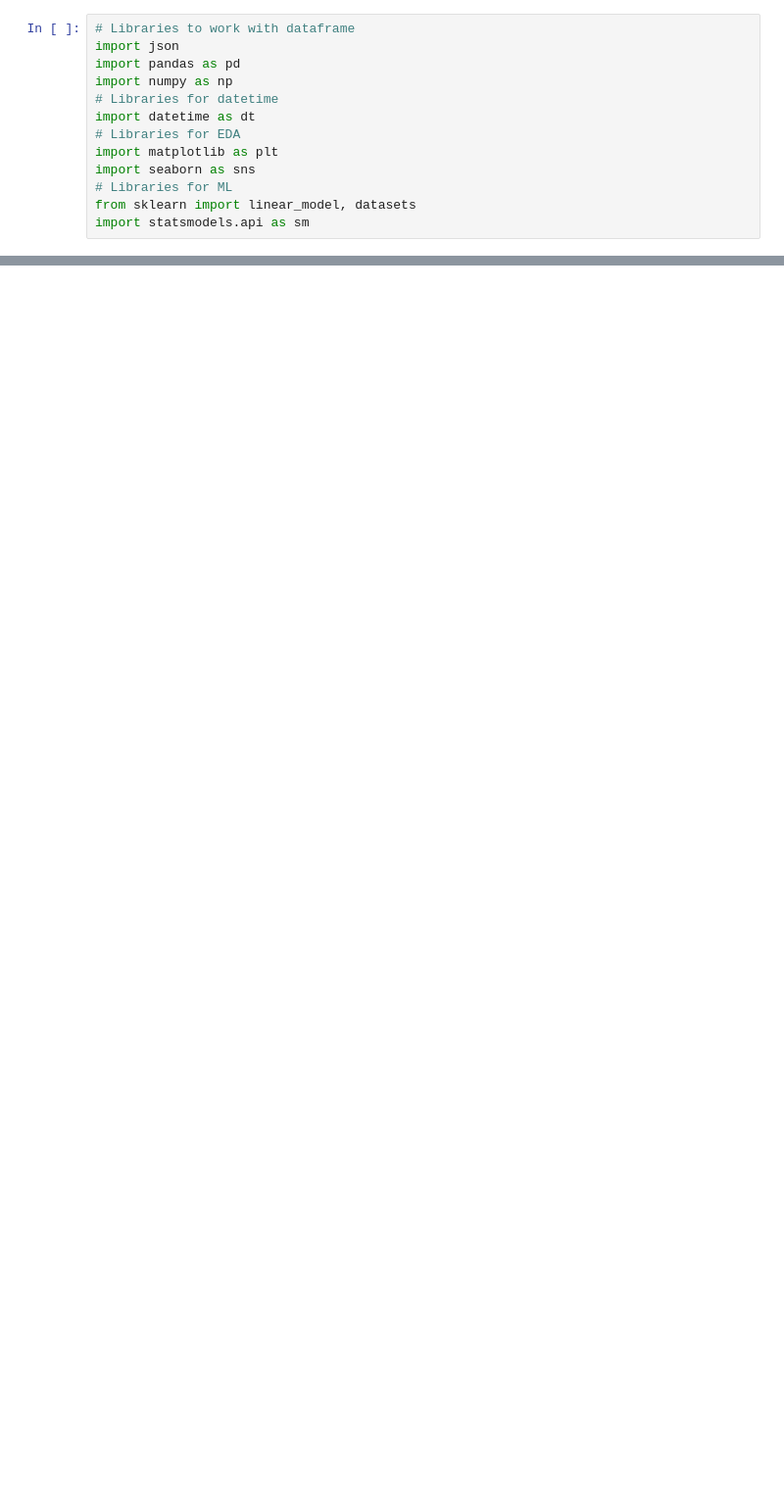
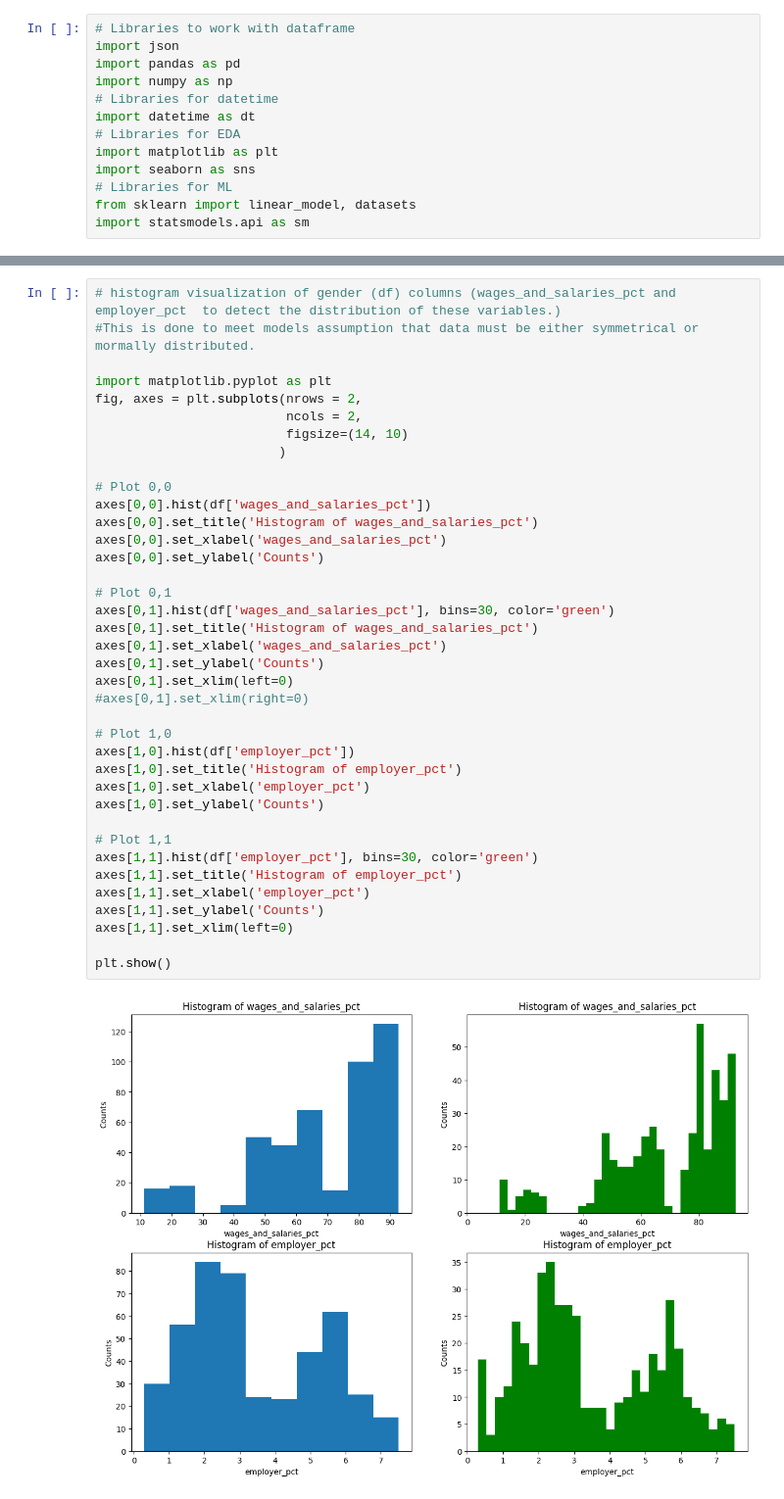
Before and after one commit to Oluyomy/LHL_Midterm_Project, a Jupyter notebook: WIP/population_statmodel.ipynb, the cells around one changed output, grey strips where cells are left out. Shown at 98% size. Drawn from its saved outputs; the diff is of its cells as text; blank space fills up the shorter version.

```diff
--- a/WIP/population_statmodel.ipynb
+++ b/WIP/population_statmodel.ipynb
@@ -26,0 +74,40 @@ df.head()
+# %%
+# histogram visualization of gender (df) columns (wages_and_salaries_pct and employer_pct  to detect the distribution of these variables.)
+#This is done to meet models assumption that data must be either symmetrical or mormally distributed.
+
+import matplotlib.pyplot as plt
+fig, axes = plt.subplots(nrows = 2,
+                         ncols = 2,
+                         figsize=(14, 10)
+                        )
+
+# Plot 0,0
+axes[0,0].hist(df['wages_and_salaries_pct'])
+axes[0,0].set_title('Histogram of wages_and_salaries_pct')
+axes[0,0].set_xlabel('wages_and_salaries_pct')
+axes[0,0].set_ylabel('Counts')
+
+# Plot 0,1
+axes[0,1].hist(df['wages_and_salaries_pct'], bins=30, color='green')
+axes[0,1].set_title('Histogram of wages_and_salaries_pct')
+axes[0,1].set_xlabel('wages_and_salaries_pct')
+axes[0,1].set_ylabel('Counts')
+axes[0,1].set_xlim(left=0)
+#axes[0,1].set_xlim(right=0)
+
+# Plot 1,0
+axes[1,0].hist(df['employer_pct'])
+axes[1,0].set_title('Histogram of employer_pct')
+axes[1,0].set_xlabel('employer_pct')
+axes[1,0].set_ylabel('Counts')
+
+# Plot 1,1
+axes[1,1].hist(df['employer_pct'], bins=30, color='green')
+axes[1,1].set_title('Histogram of employer_pct')
+axes[1,1].set_xlabel('employer_pct')
+axes[1,1].set_ylabel('Counts')
+axes[1,1].set_xlim(left=0)
+
+plt.show()
+# %% [output]
+[figure, added]
```
Also changed, not shown: parts of 16 cells of this notebook.
